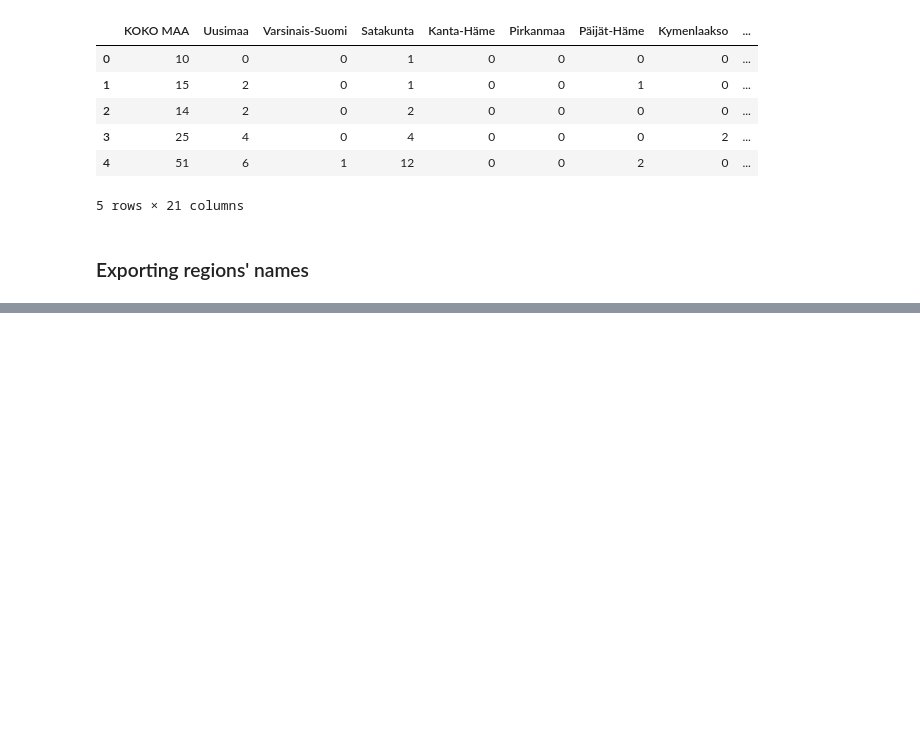
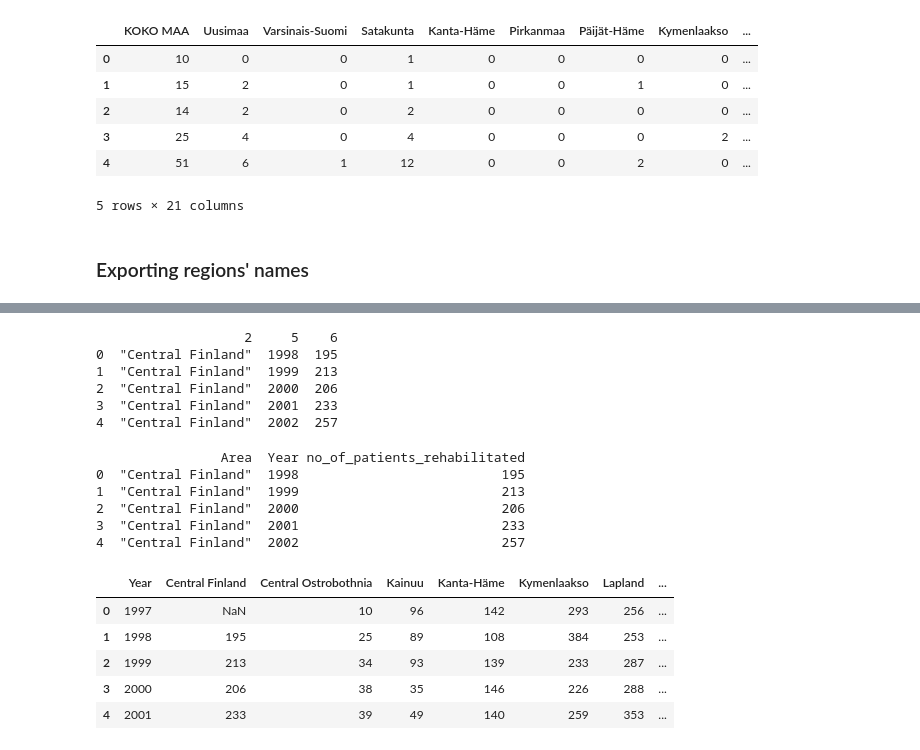
Before and after one commit to DilNuwan11/drug-usage-prediction, a Jupyter notebook: data/data_cleaning.ipynb, the cells around one changed output, grey strips where cells are left out. Drawn from its saved outputs; the diff is of its cells as text; code cells hidden in the pictures; blank space fills up the shorter version.

Commit message:
Added cleaned rehabilitation and drug price datasets; updated data cleaning notebook

```diff
--- a/data/data_cleaning.ipynb
+++ b/data/data_cleaning.ipynb
@@ -95,0 +98,4 @@ with open('region_names.txt', 'w', encoding='utf-8') as f:
+# %%
+data = pd.read_csv('raw/Rehabilitation.csv')
+# %%
+data = data.iloc[:, 0].str.split(';', expand=True)
@@ -95,0 +118,34 @@ with open('region_names.txt', 'w', encoding='utf-8') as f:
+# %%
+data = data.drop(columns=[0,1,3,4,7])
+# %%
+print(data.head())
+# %% [output]
+                   2     5    6
+0  "Central Finland"  1998  195
+1  "Central Finland"  1999  213
+2  "Central Finland"  2000  206
+3  "Central Finland"  2001  233
+4  "Central Finland"  2002  257
+# %%
+data.columns = ['Area', 'Year','no_of_patients_rehabilitated']
+print(data.head())
+# %% [output]
+                Area  Year no_of_patients_rehabilitated
+0  "Central Finland"  1998                          195
+1  "Central Finland"  1999                          213
+2  "Central Finland"  2000                          206
+3  "Central Finland"  2001                          233
+4  "Central Finland"  2002                          257
+# %%
+data_pivot = data.pivot(index='Year', columns='Area', values='no_of_patients_rehabilitated').reset_index()
+
+data_pivot.columns = ['Year', 'Central Finland', 'Central Ostrobothnia', 'Kainuu', 'Kanta-Häme', 'Kymenlaakso', 'Lapland', 'North Karelia', 'North Ostrobothnia', 'North Savo', 'Ostrobothnia', 'Pirkanmaa', 'Päijät-Häme', 'Satakunta', 'South Karelia', 'South Ostrobothnia', 'South Savo', 'Southwest Finland', 'Uusimaa', 'Åland']
+
+data_pivot.head()
+# %% [output]
+|  | Year | Central Finland | Central Ostrobothnia | Kainuu | Kanta-Häme | Kymenlaakso | Lapland | ... |
+| 0 | 1997 | NaN | 10 | 96 | 142 | 293 | 256 | ... |
+| 1 | 1998 | 195 | 25 | 89 | 108 | 384 | 253 | ... |
+| 2 | 1999 | 213 | 34 | 93 | 139 | 233 | 287 | ... |
+| 3 | 2000 | 206 | 38 | 35 | 146 | 226 | 288 | ... |
+| 4 | 2001 | 233 | 39 | 49 | 140 | 259 | 353 | ... |
```
Also changed, not shown: parts of 15 cells of this notebook, 4 other files.
